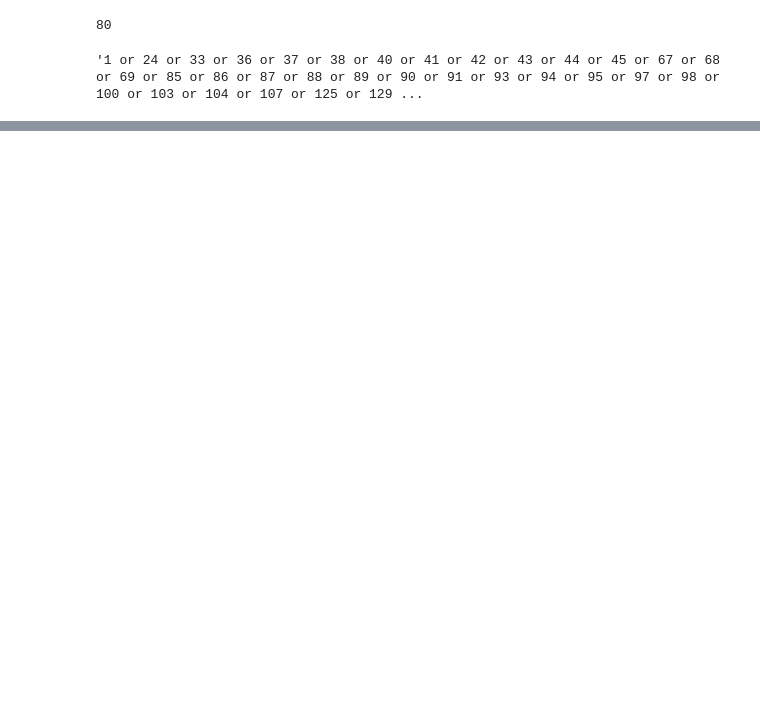
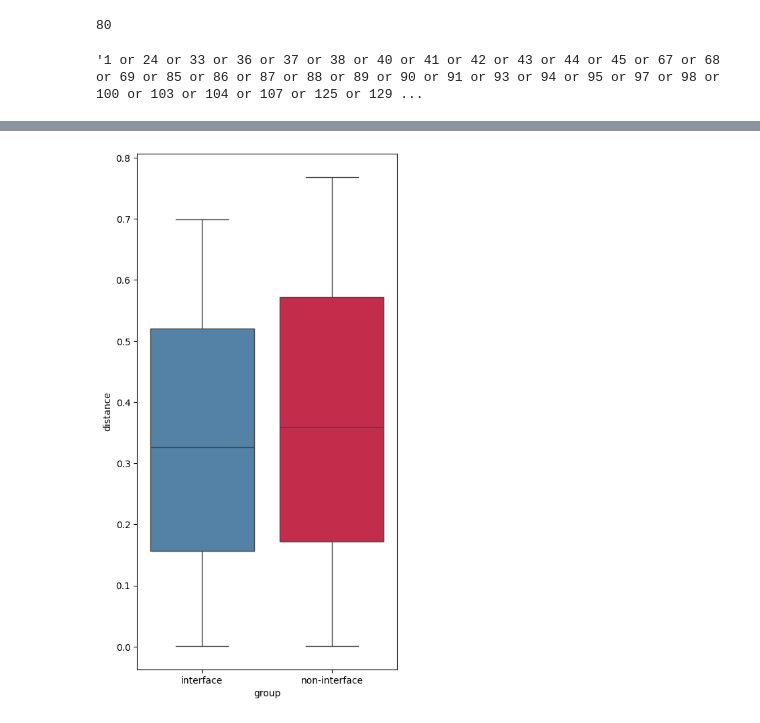
Before and after one commit to torresmateo/pdb-viewer, a Jupyter notebook: naive surface calculator.ipynb, the cells around one changed output, grey strips where cells are left out. Saved outputs shown, nothing was run; the diff lists cells and outputs as text; code cells hidden in the pictures; blank space fills up the shorter version.

```diff
--- a/naive surface calculator.ipynb
+++ b/naive surface calculator.ipynb
@@ -57,0 +70,12 @@ r.partner1.residue.seqid.num
+# %%
+df = pd.DataFrame({"interface": close, "non-interface": 1.1*close}).melt(var_name="group", value_name="distance")
+fig, ax = plt.subplots(figsize=(5,10))
+sns.boxplot(data=df,
+            x="group",
+            hue="group",
+            palette=cols,
+            y="distance",
+            ax=ax)
+plt.show()
+# %% [output]
+[figure, added]
```
Also changed, not shown: parts of 7 cells of this notebook.
